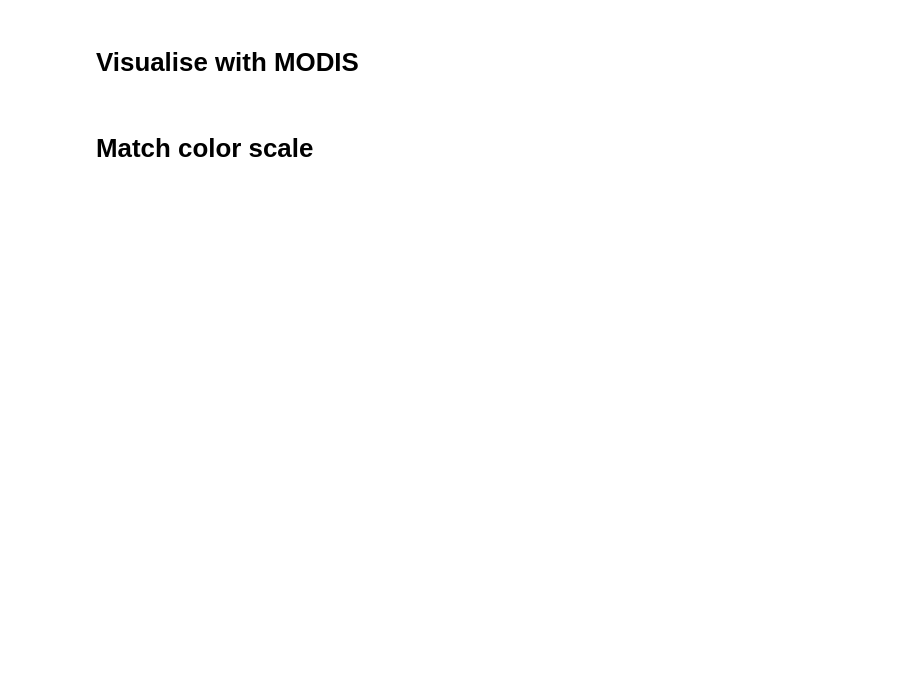
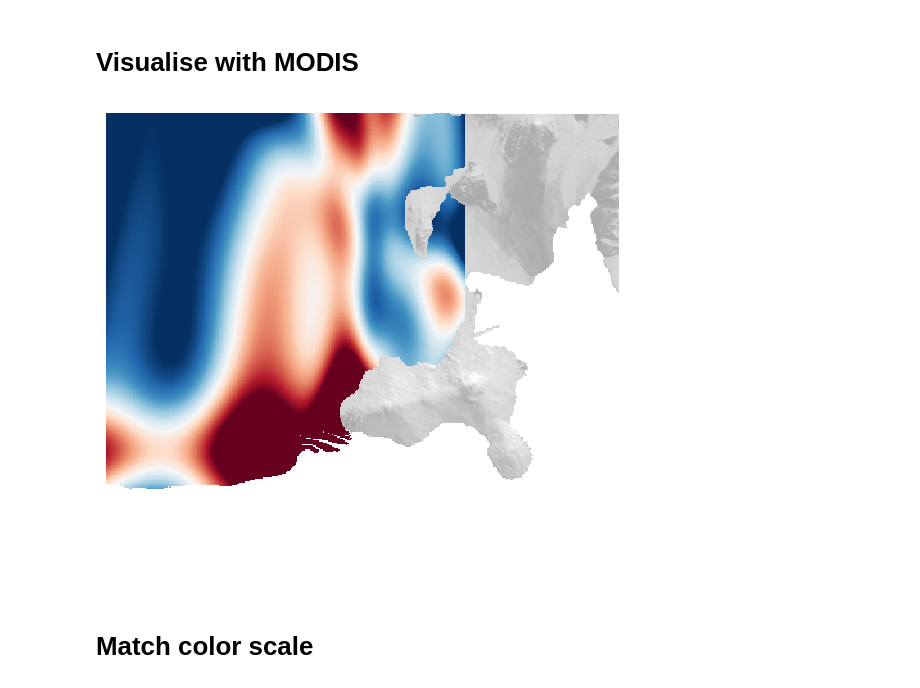
Before and after one commit to kimbente/basal_melt_around_ross_island, a Jupyter notebook: train_fluxnet_on_all_data.ipynb, the cells around one changed output. Cells and saved outputs as stored; diff of their text form; code cells hidden in the pictures; blank space fills up the shorter version.

```diff
--- a/train_fluxnet_on_all_data.ipynb
+++ b/train_fluxnet_on_all_data.ipynb
@@ -460,6 +504,9 @@ plt.show()
 - This simplifies to **dividing by 10** to get **m / year** units.
 # %% [markdown]
 # Visualise with MODIS
+# %%
+X_ps = torch.tensor(XY_long_tensor[:, 0].reshape(combined_mask.shape)).cpu().detach().numpy() * (x_max - x_min) + x_min
+Y_ps = torch.tensor(XY_long_tensor[:, 1].reshape(combined_mask.shape)).cpu().detach().numpy() * (y_max - y_min) + y_min
 # %%
 vis_again = True
 
@@ -467,7 +514,7 @@ vis_again = True
 if vis_again :
 
     # Load MODIS data
-    modis_ross = torch.load("data/modis/moa125_2014_hp1_v01_ross_with_grid_no_ocean.pt", weights_only = False)
+    modis_ross = torch.load("/Users/kim.bente/DATA/MODIS/MODIS_regional/moa125_2014_hp1_v01_ross_island_with_grid_no_ocean.pt", weights_only = False)
 
     fig, ax = plt.subplots(figsize = (8, 6))
 
@@ -475,39 +522,41 @@ if vis_again :
     ax.pcolormesh(
         modis_ross[0],
         modis_ross[1],
-        modis_ross[2],
+        modis_ross[3],
         cmap = "gray",
         # softer greys
         vmin = -30_000,
         vmax = 30_000,
         # as less saturated background
-        alpha = 0.4,
+        alpha = 0.7,
         zorder = 0,
     )
 
     # 2) SMB on top (draw second)
     pcm = ax.pcolormesh(
         # NOTE: 2D inputs
         # NOTE: Take original coords
-        torch.tensor(X.values).cpu().detach().numpy(),
-        torch.tensor(Y.values).cpu().detach().numpy(),
-        div_square.cpu().detach().numpy(),
+        X_ps,
+        Y_ps,
+        div_container_square_masked.cpu().detach().numpy(),
         vmin = -3,
-        vmax = 3,
+        vmax = 0,
         cmap = "RdBu",
         shading = "auto",
         alpha = 1.0,
         zorder = 1,
     )
 
     ax.set_aspect("equal")
     ax.set_axis_off()
 
     # crop
     ax.set_ylim(y_min, y_max)
     ax.set_xlim(x_min, x_max)
 
     fig.savefig("figures/fluxnet_div_ross.png", dpi = 300, bbox_inches = "tight", pad_inches = 0)
     plt.show()
+# %% [output]
+[figure, added]
 # %% [markdown]
 # Match color scale
```
Also changed, not shown: parts of 27 cells of this notebook, 25 other files.
